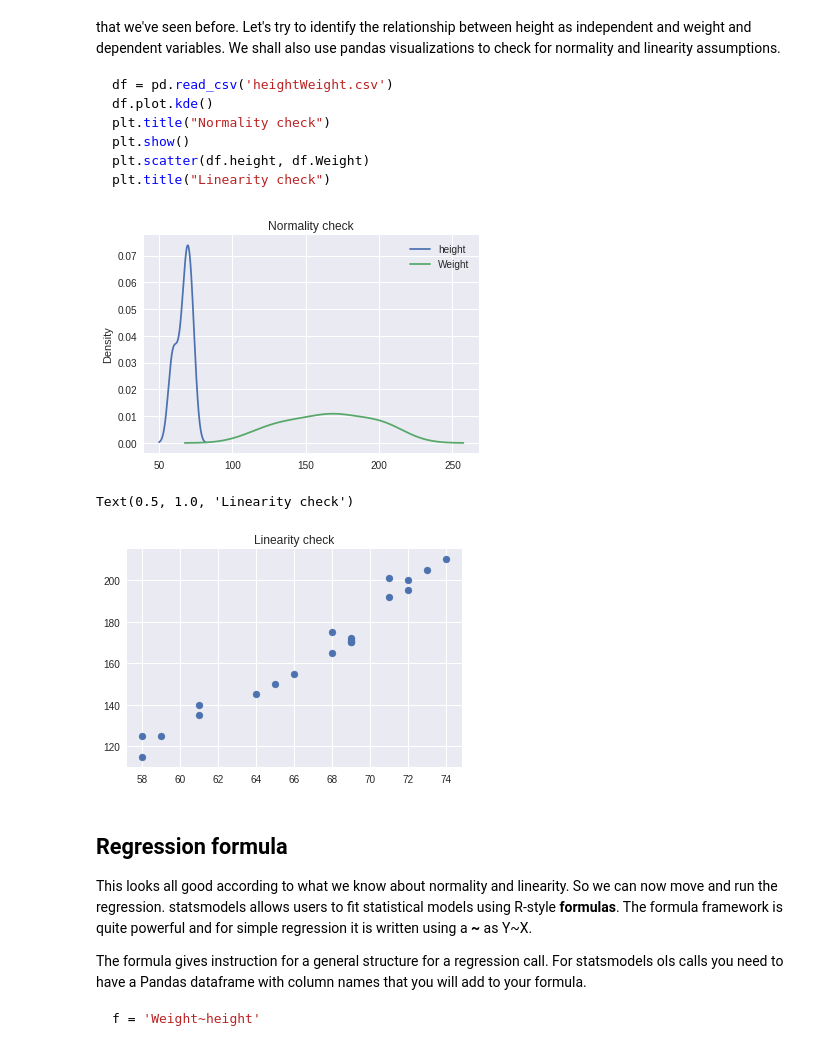
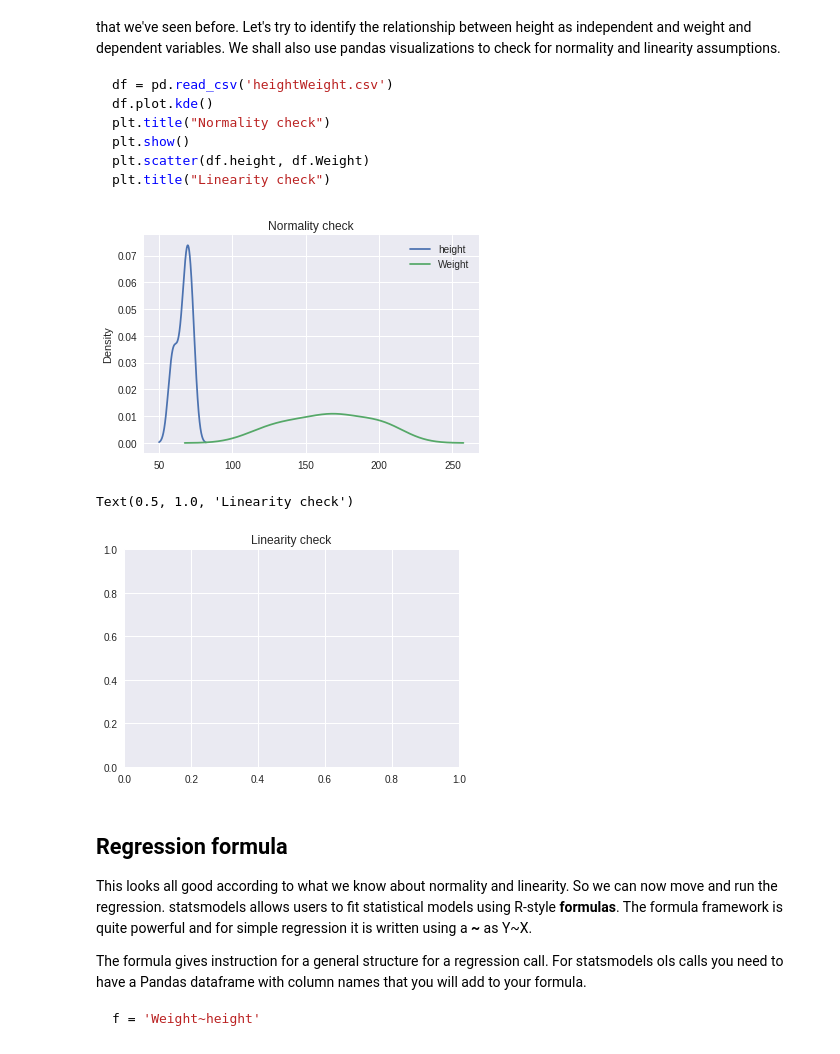
Before and after one commit to denisdunn/dsc-01-10-12-ols-statsmodels-nyc-ds-career-031119, a Jupyter notebook: index.ipynb, the cells around one changed output. Saved outputs shown, nothing was run; the diff lists cells and outputs as text; code cells hidden in the pictures.

```diff
--- a/index.ipynb
+++ b/index.ipynb
@@ -54,14 +54,14 @@ plt.title("Linearity check")
 # %%
 df = pd.read_csv('heightWeight.csv')
 df.plot.kde()
 plt.title("Normality check")
 plt.show()
-plt.scatter(df.height, df.Weight)
+#plt.scatter(df.height, df.Weight)
 plt.title("Linearity check")
 # %% [output]
 [figure]
 Text(0.5, 1.0, 'Linearity check')
-[figure, old version]
+[figure, new version]
 # %% [markdown]
 ## Regression formula
 
```
